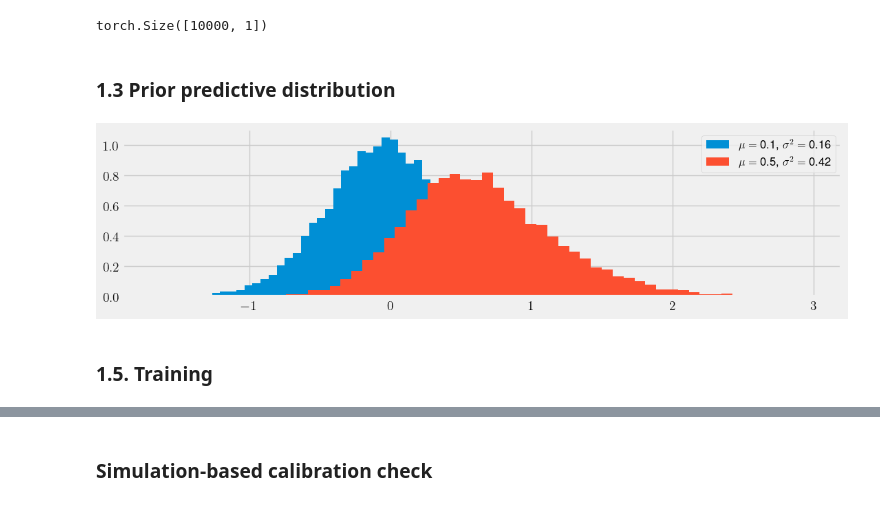
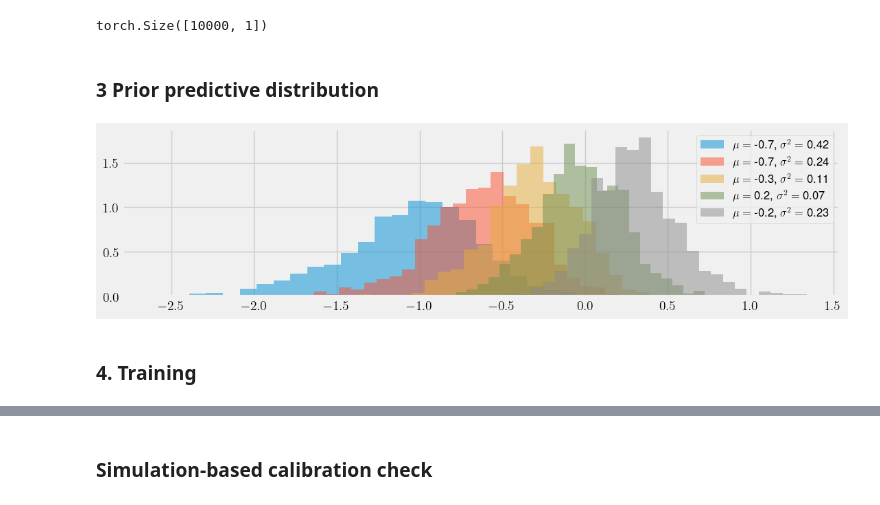
Before and after one commit to J-PNtwali/amortized_variational_inference, a Jupyter notebook: gaussian_mean_var.ipynb, the cells around one changed output, grey strips where cells are left out. Drawn from its saved outputs; the diff is of its cells as text; code cells hidden in the pictures.

```diff
--- a/gaussian_mean_var.ipynb
+++ b/gaussian_mean_var.ipynb
@@ -75,34 +75,34 @@ print(y.shape)
 # %% [output]
 torch.Size([10000, 1])
 # %% [markdown]
-### 1.3 Prior predictive distribution
+### 3 Prior predictive distribution
 # %%
 params_mu = {'mu_0': 0.0, 'kappa': 1.0}
 params_sigma2 = {'alpha': 5.0, 'beta': 1.0}
 
 prior = Gaussian1D.GaussianInverseGamma(params_mu, params_sigma2)
 
-n_prior, n_obs = 2, 10000
+n_prior, n_obs = 5, 1000
 theta = prior.sample((n_prior,))
 
 model = Gaussian1D.Gaussian1DSimulator(theta)
 
 y = model.sample((n_obs,))
 y = y.sort(dim=0).values
 
 
 plt.figure(figsize=(12, 3))
-[plt.hist(y[i], bins=50, density=True, label=r'$\mu= $ ' + str(theta[i,0].round(decimals=1).numpy()) +\
+[plt.hist(y[i], bins=25, density=True, alpha=0.5, label=r'$\mu= $ ' + str(theta[i,0].round(decimals=1).numpy()) +\
           r', $\sigma^2= $ ' + str(theta[i,1].round(decimals=2).numpy())
           ) for i in range(y.shape[0])]
 
 
 plt.legend(fontsize=12,  markerscale=.5)
 plt.show()
 # %% [output]
-[figure, old version]
+[figure, new version]
 # %% [markdown]
-### 1.5. Training
+### 4. Training
 # %%
 #Explicitly provided seeds for training process
 random_seed = 12345
```
Also changed, not shown: parts of 5 cells of this notebook, 4 other files.
